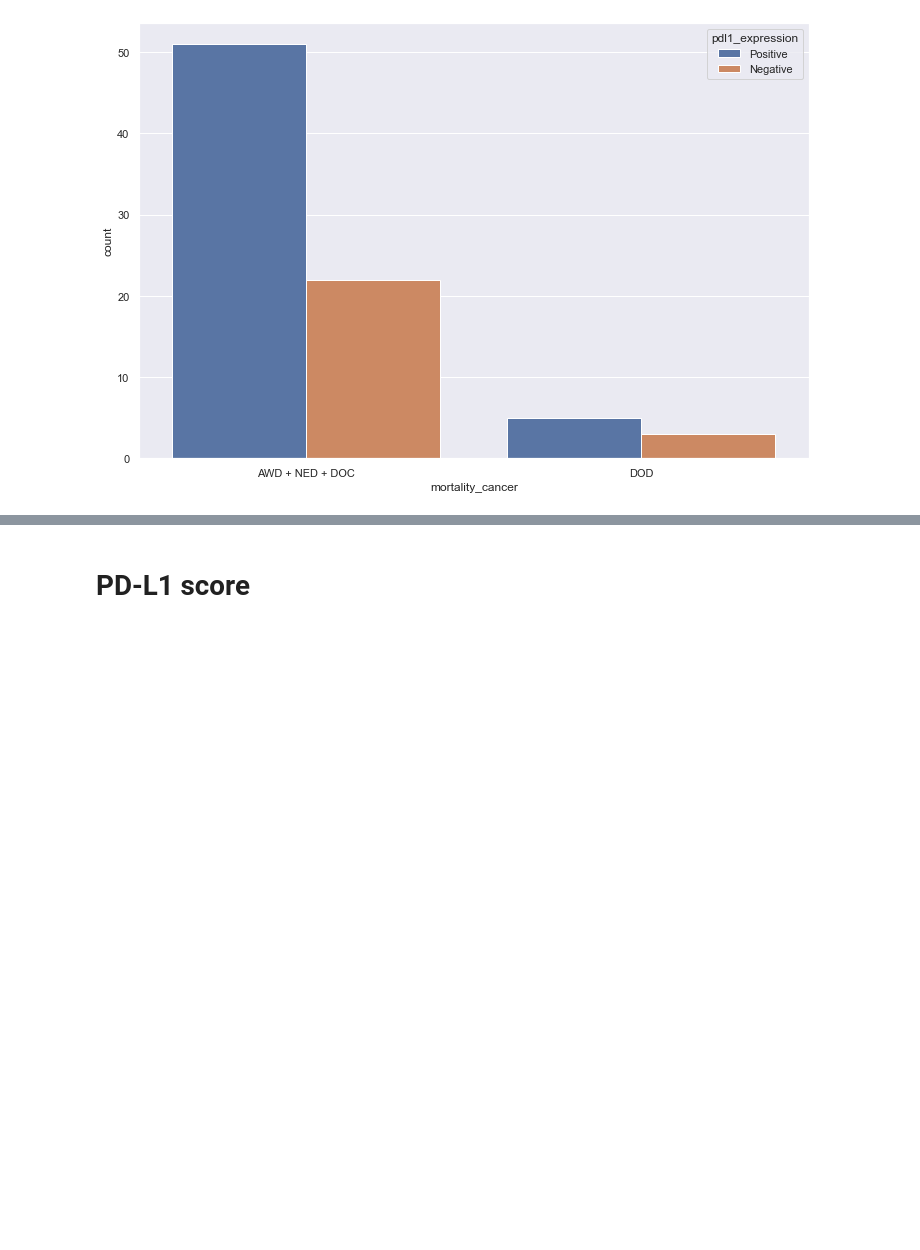
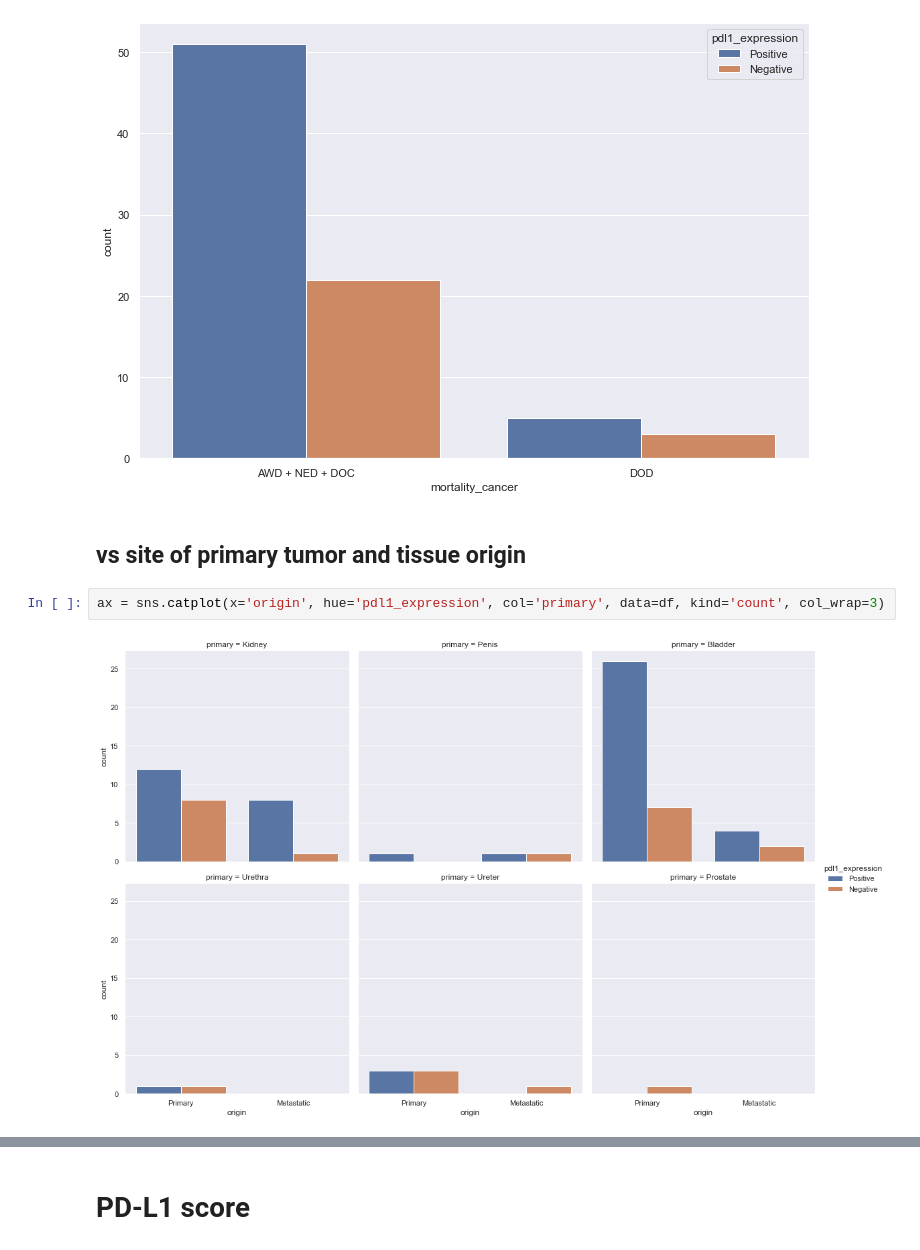
Before and after one commit to alcideschaux/PDL1-GU, a Jupyter notebook: ASSOCIATION.ipynb, the cells around one changed output, grey strips where cells are left out. Cells and saved outputs as stored; diff of their text form; blank space fills up the shorter version.

Commit message:
PDL1 vs origin by primary
Added description of PD-L1 expression and score by site of primary tumor grouped by tissue origin

```diff
--- a/ASSOCIATION.ipynb
+++ b/ASSOCIATION.ipynb
@@ -174,3 +174,9 @@ scipy.stats.chi2_contingency(tbl)[1]
 ax = sns.countplot(x='mortality_cancer', hue='pdl1_expression', data=df)
 # %% [output]
 [figure]
+# %% [markdown]
+## vs site of primary tumor and tissue origin
+# %%
+ax = sns.catplot(x='origin', hue='pdl1_expression', col='primary', data=df, kind='count', col_wrap=3)
+# %% [output]
+[figure, added]
```
Also changed, not shown: parts of 4 cells of this notebook.
